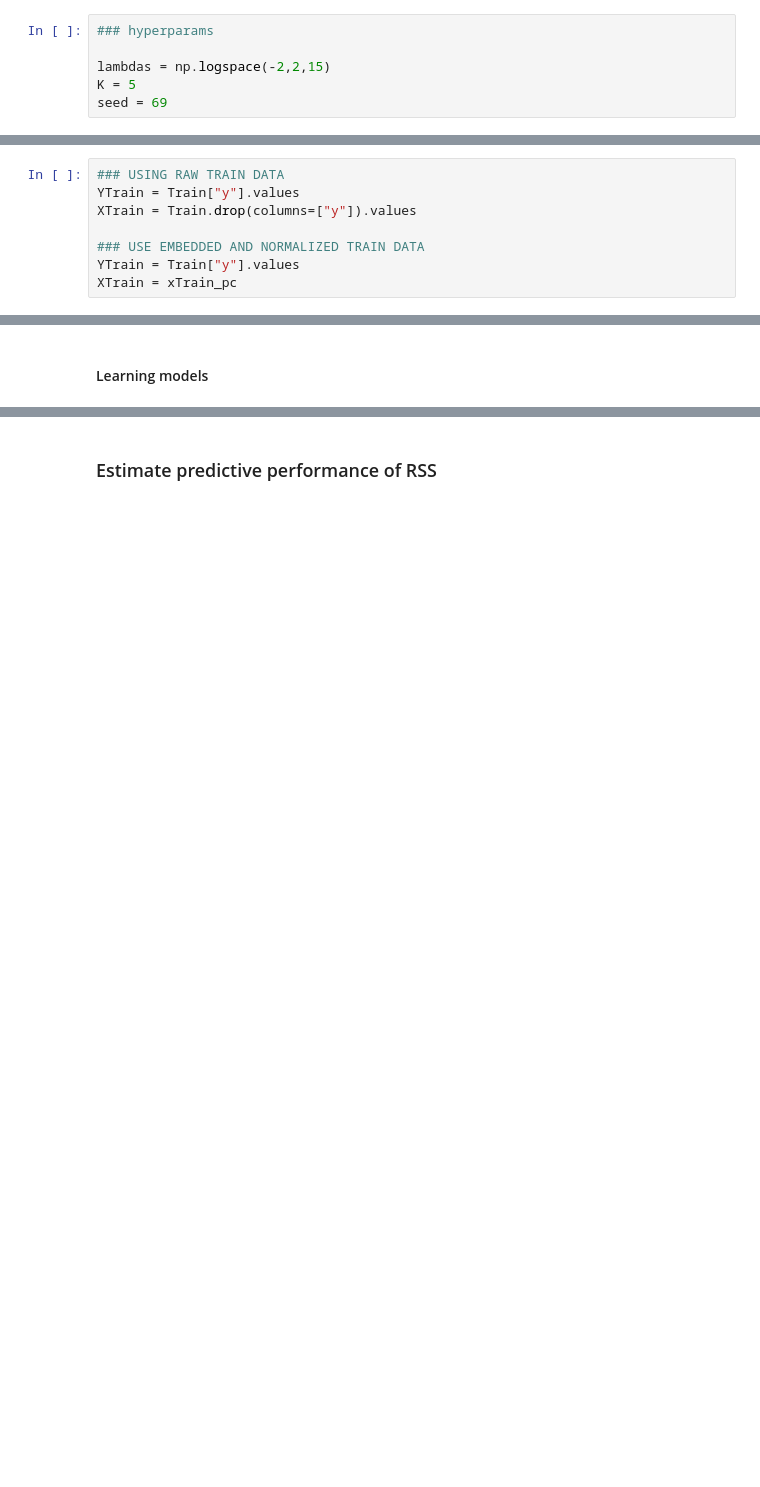
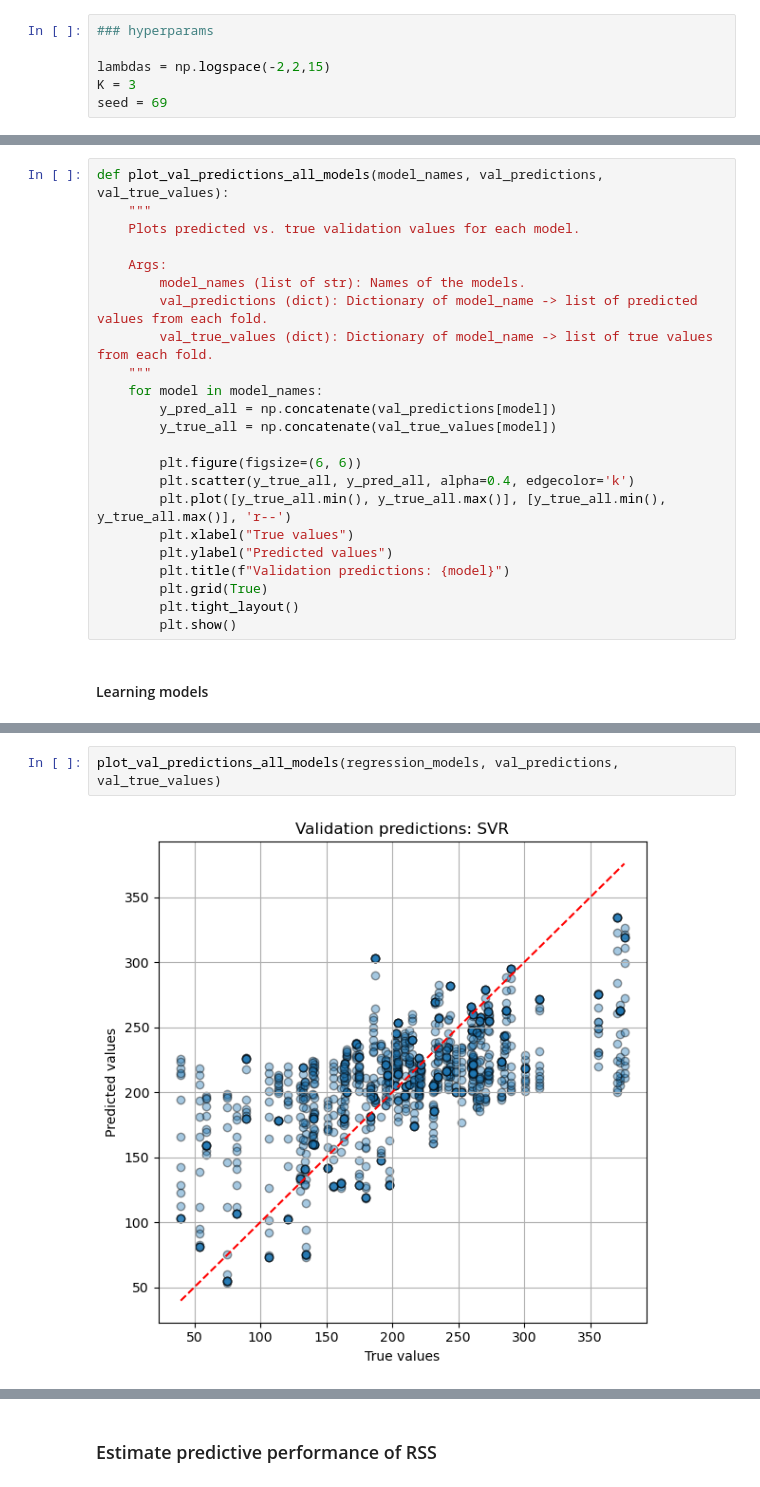
Before and after one commit to BjarkeErichsen/ComputationalDataAnalysisComp, a Jupyter notebook: main.ipynb, the cells around one changed output, grey strips where cells are left out. Cells and saved outputs as stored; diff of their text form; blank space fills up the shorter version.

```diff
--- a/main.ipynb
+++ b/main.ipynb
@@ -221,15 +292,7 @@ xTrain_pc = map_to_pc_space(pca, xTrain, yTrain, normalization_constants)
 ### hyperparams
 
 lambdas = np.logspace(-2,2,15)
-K = 5
+K = 3
 seed = 69
 # %% [markdown]
 #### Use either RAW DATA or EMBEDDED / NORMALIZED DATA
-# %%
-### USING RAW TRAIN DATA
-YTrain = Train["y"].values
-XTrain = Train.drop(columns=["y"]).values
-
-### USE EMBEDDED AND NORMALIZED TRAIN DATA
-YTrain = Train["y"].values
-XTrain = xTrain_pc
@@ -236,3 +349,26 @@ XTrain = xTrain_pc
+# %%
+def plot_val_predictions_all_models(model_names, val_predictions, val_true_values):
+    """
+    Plots predicted vs. true validation values for each model.
+
+    Args:
+        model_names (list of str): Names of the models.
+        val_predictions (dict): Dictionary of model_name -> list of predicted values from each fold.
+        val_true_values (dict): Dictionary of model_name -> list of true values from each fold.
+    """
+    for model in model_names:
+        y_pred_all = np.concatenate(val_predictions[model])
+        y_true_all = np.concatenate(val_true_values[model])
+
+        plt.figure(figsize=(6, 6))
+        plt.scatter(y_true_all, y_pred_all, alpha=0.4, edgecolor='k')
+        plt.plot([y_true_all.min(), y_true_all.max()], [y_true_all.min(), y_true_all.max()], 'r--')
+        plt.xlabel("True values")
+        plt.ylabel("Predicted values")
+        plt.title(f"Validation predictions: {model}")
+        plt.grid(True)
+        plt.tight_layout()
+        plt.show()
 # %% [markdown]
 #### Learning models
 # %%
@@ -387,0 +568,4 @@ CV lambda 1 std rule 100.00
+# %%
+plot_val_predictions_all_models(regression_models, val_predictions, val_true_values)
+# %% [output]
+[figure, added]
```
Also changed, not shown: parts of 24 cells of this notebook, 2 other files.
